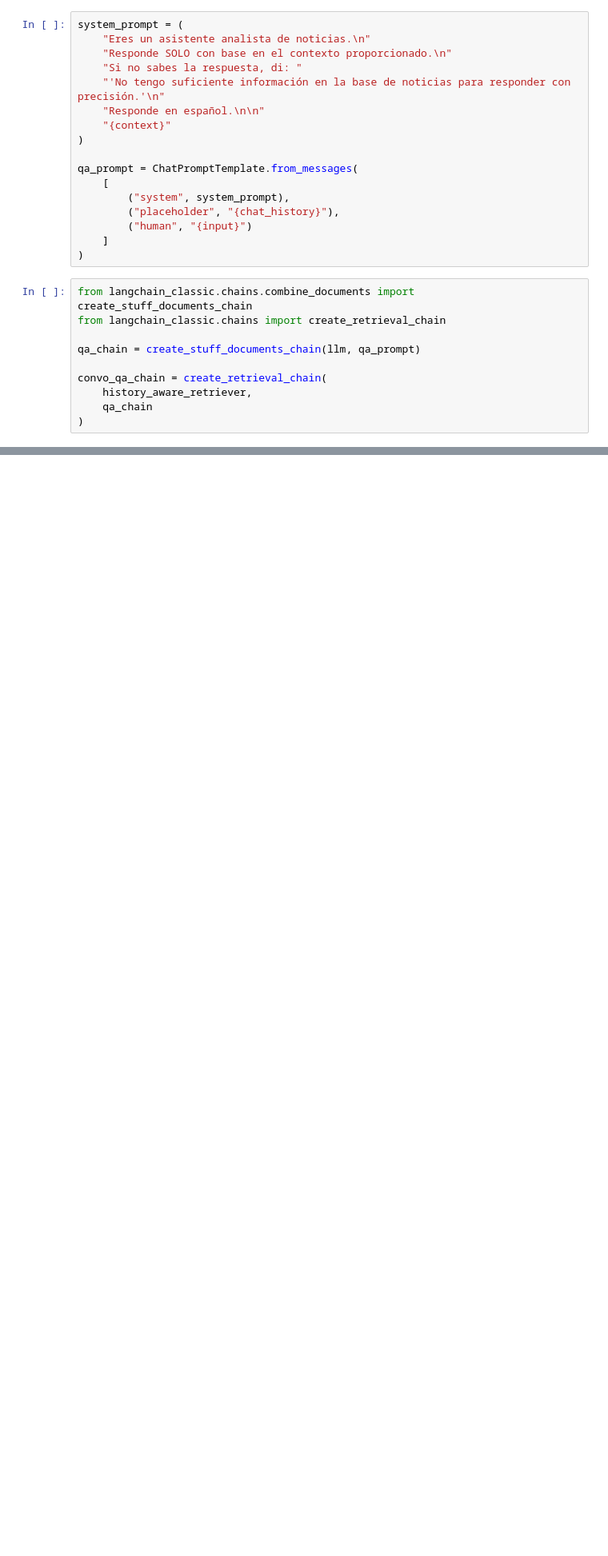
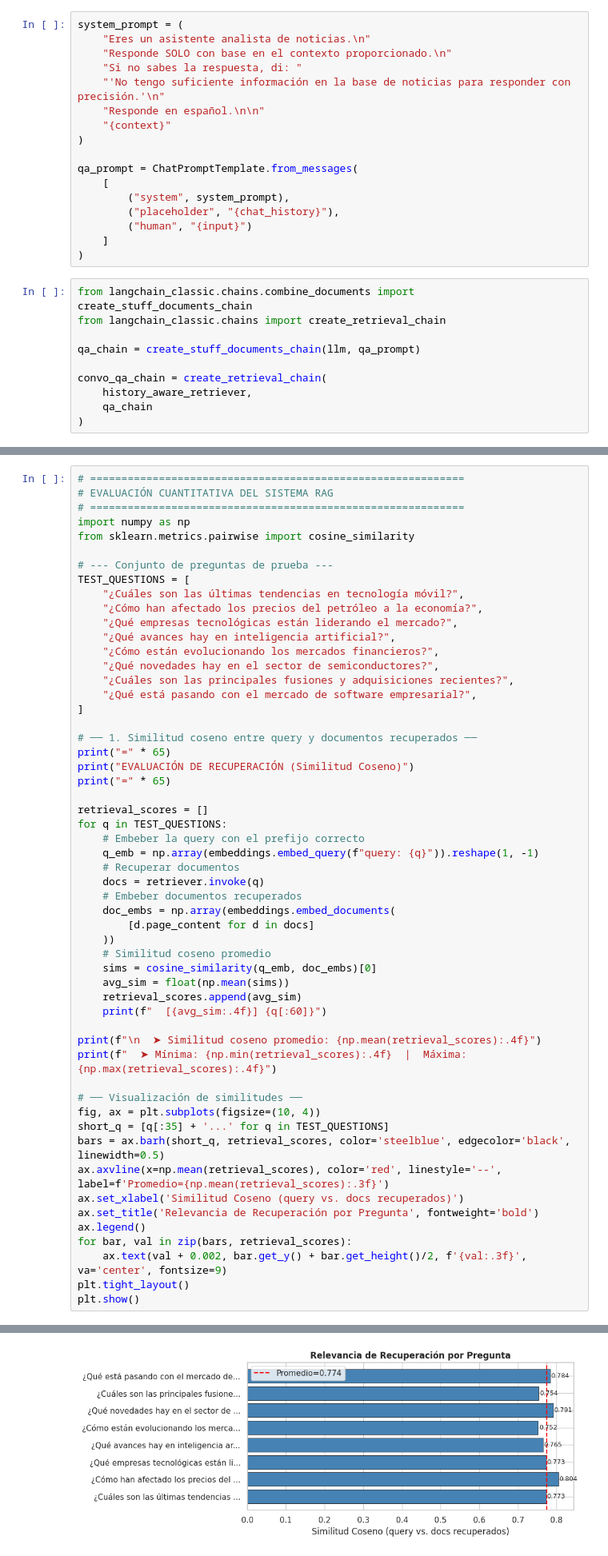
Before and after one commit to sebastianb92/nlp-labs, a Jupyter notebook: Session6/1-Chatbot-langchain.ipynb, the cells around one changed output, grey strips where cells are left out. Shown at 80% size. Cells and saved outputs as stored; diff of their text form; blank space fills up the shorter version.

```diff
--- a/Session6/1-Chatbot-langchain.ipynb
+++ b/Session6/1-Chatbot-langchain.ipynb
@@ -575,0 +819,56 @@ def format_answer(reply):
+# %%
+# ============================================================
+# EVALUACIÓN CUANTITATIVA DEL SISTEMA RAG
+# ============================================================
+import numpy as np
+from sklearn.metrics.pairwise import cosine_similarity
+
+# --- Conjunto de preguntas de prueba ---
+TEST_QUESTIONS = [
+    "¿Cuáles son las últimas tendencias en tecnología móvil?",
+    "¿Cómo han afectado los precios del petróleo a la economía?",
+    "¿Qué empresas tecnológicas están liderando el mercado?",
+    "¿Qué avances hay en inteligencia artificial?",
+    "¿Cómo están evolucionando los mercados financieros?",
+    "¿Qué novedades hay en el sector de semiconductores?",
+    "¿Cuáles son las principales fusiones y adquisiciones recientes?",
+    "¿Qué está pasando con el mercado de software empresarial?",
+]
+
+# ── 1. Similitud coseno entre query y documentos recuperados ──
+print("=" * 65)
+print("EVALUACIÓN DE RECUPERACIÓN (Similitud Coseno)")
+print("=" * 65)
+
+retrieval_scores = []
+for q in TEST_QUESTIONS:
+    # Embeber la query con el prefijo correcto
+    q_emb = np.array(embeddings.embed_query(f"query: {q}")).reshape(1, -1)
+    # Recuperar documentos
+    docs = retriever.invoke(q)
+    # Embeber documentos recuperados
+    doc_embs = np.array(embeddings.embed_documents(
+        [d.page_content for d in docs]
+    ))
+    # Similitud coseno promedio
+    sims = cosine_similarity(q_emb, doc_embs)[0]
+    avg_sim = float(np.mean(sims))
+    retrieval_scores.append(avg_sim)
+    print(f"  [{avg_sim:.4f}] {q[:60]}")
+
+print(f"\n  ➤ Similitud coseno promedio: {np.mean(retrieval_scores):.4f}")
+print(f"  ➤ Mínima: {np.min(retrieval_scores):.4f}  |  Máxima: {np.max(retrieval_scores):.4f}")
+
+# ── Visualización de similitudes ──
+fig, ax = plt.subplots(figsize=(10, 4))
+short_q = [q[:35] + '...' for q in TEST_QUESTIONS]
+bars = ax.barh(short_q, retrieval_scores, color='steelblue', edgecolor='black', linewidth=0.5)
+ax.axvline(x=np.mean(retrieval_scores), color='red', linestyle='--', label=f'Promedio={np.mean(retrieval_scores):.3f}')
+ax.set_xlabel('Similitud Coseno (query vs. docs recuperados)')
+ax.set_title('Relevancia de Recuperación por Pregunta', fontweight='bold')
+ax.legend()
+for bar, val in zip(bars, retrieval_scores):
+    ax.text(val + 0.002, bar.get_y() + bar.get_height()/2, f'{val:.3f}', va='center', fontsize=9)
+plt.tight_layout()
+plt.show()
+# %% [output]
@@ -575,0 +889 @@ def format_answer(reply):
+[figure, added]
```
Also changed, not shown: parts of 48 cells of this notebook.
